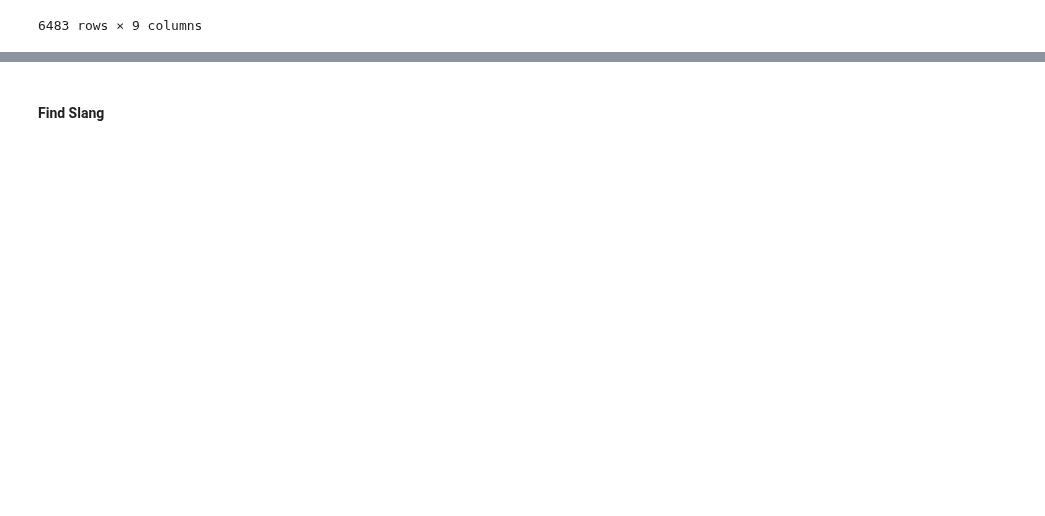
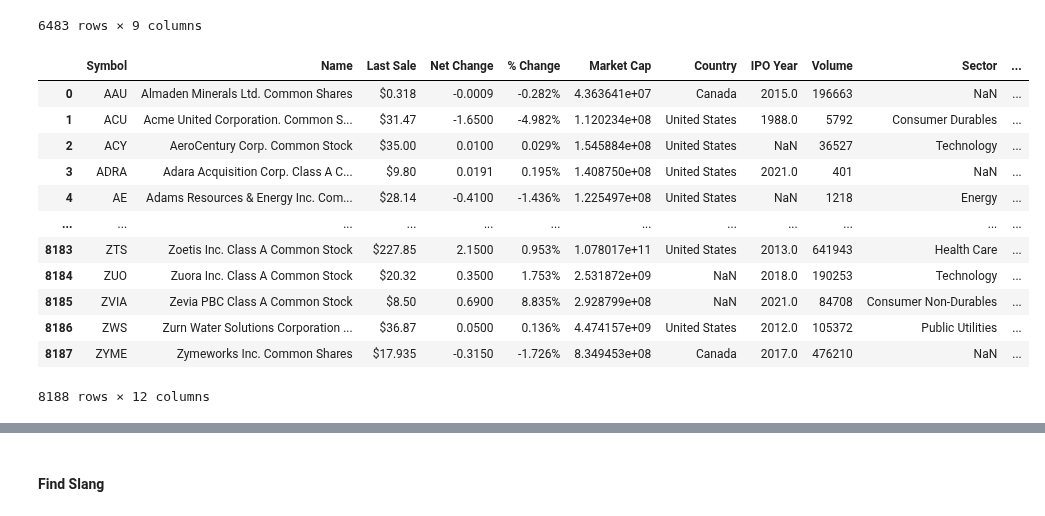
Before and after one commit to kyle-rgb/Discord_Project, a Jupyter notebook: notebooks/Data_Cleaning.ipynb, the cells around one changed output, grey strips where cells are left out. Cells and saved outputs as stored; diff of their text form; code cells hidden in the pictures; blank space fills up the shorter version.

```diff
--- a/notebooks/Data_Cleaning.ipynb
+++ b/notebooks/Data_Cleaning.ipynb
@@ -498,0 +503,24 @@ total_df[lambda x:(x.content.str.contains(company_regex))]
+# %%
+tickers_df = pd.DataFrame()
+for fold, _, files in os.walk("../data/external/stock_data/"):
+    for f in files:
+        if f.startswith("nasdaq_"):
+            _temp_df = pd.read_csv(fold+"/"+f)
+            _temp_df = _temp_df.assign(exchange = f.split("_")[-1].replace(".csv", "").upper())
+            tickers_df = pd.concat([tickers_df, _temp_df], ignore_index=True, axis=0)
+# %%
+tickers_df
+# %% [output]
+|  | Symbol | Name | Last Sale | Net Change | % Change | Market Cap | Country | IPO Year | Volume | Sector | ... |
+| 0 | AAU | Almaden Minerals Ltd. Common Shares | $0.318 | -0.0009 | -0.282% | 4.363641e+07 | Canada | 2015.0 | 196663 | NaN | ... |
+| 1 | ACU | Acme United Corporation. Common S... | $31.47 | -1.6500 | -4.982% | 1.120234e+08 | United States | 1988.0 | 5792 | Consumer Durables | ... |
+| 2 | ACY | AeroCentury Corp. Common Stock | $35.00 | 0.0100 | 0.029% | 1.545884e+08 | United States | NaN | 36527 | Technology | ... |
+| 3 | ADRA | Adara Acquisition Corp. Class A C... | $9.80 | 0.0191 | 0.195% | 1.408750e+08 | United States | 2021.0 | 401 | NaN | ... |
+| 4 | AE | Adams Resources & Energy Inc. Com... | $28.14 | -0.4100 | -1.436% | 1.225497e+08 | United States | NaN | 1218 | Energy | ... |
+| ... | ... | ... | ... | ... | ... | ... | ... | ... | ... | ... | ... |
+| 8183 | ZTS | Zoetis Inc. Class A Common Stock | $227.85 | 2.1500 | 0.953% | 1.078017e+11 | United States | 2013.0 | 641943 | Health Care | ... |
+| 8184 | ZUO | Zuora Inc. Class A Common Stock | $20.32 | 0.3500 | 1.753% | 2.531872e+09 | NaN | 2018.0 | 190253 | Technology | ... |
+| 8185 | ZVIA | Zevia PBC Class A Common Stock | $8.50 | 0.6900 | 8.835% | 2.928799e+08 | NaN | 2021.0 | 84708 | Consumer Non-Durables | ... |
+| 8186 | ZWS | Zurn Water Solutions Corporation ... | $36.87 | 0.0500 | 0.136% | 4.474157e+09 | United States | 2012.0 | 105372 | Public Utilities | ... |
+| 8187 | ZYME | Zymeworks Inc. Common Shares | $17.935 | -0.3150 | -1.726% | 8.349453e+08 | Canada | 2017.0 | 476210 | NaN | ... |
+8188 rows × 12 columns
```
Also changed, not shown: parts of 40 cells of this notebook, 8 other files.
